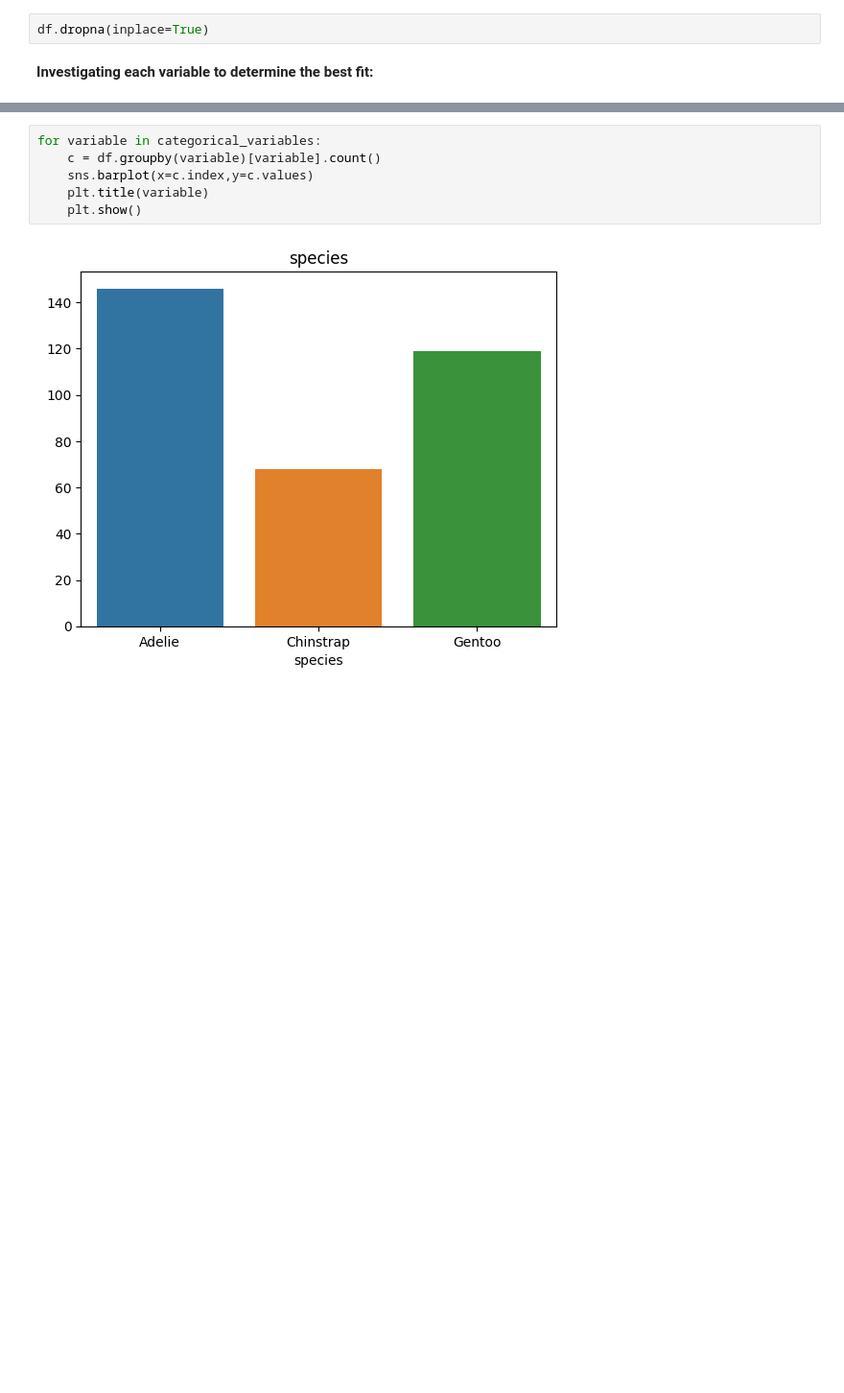
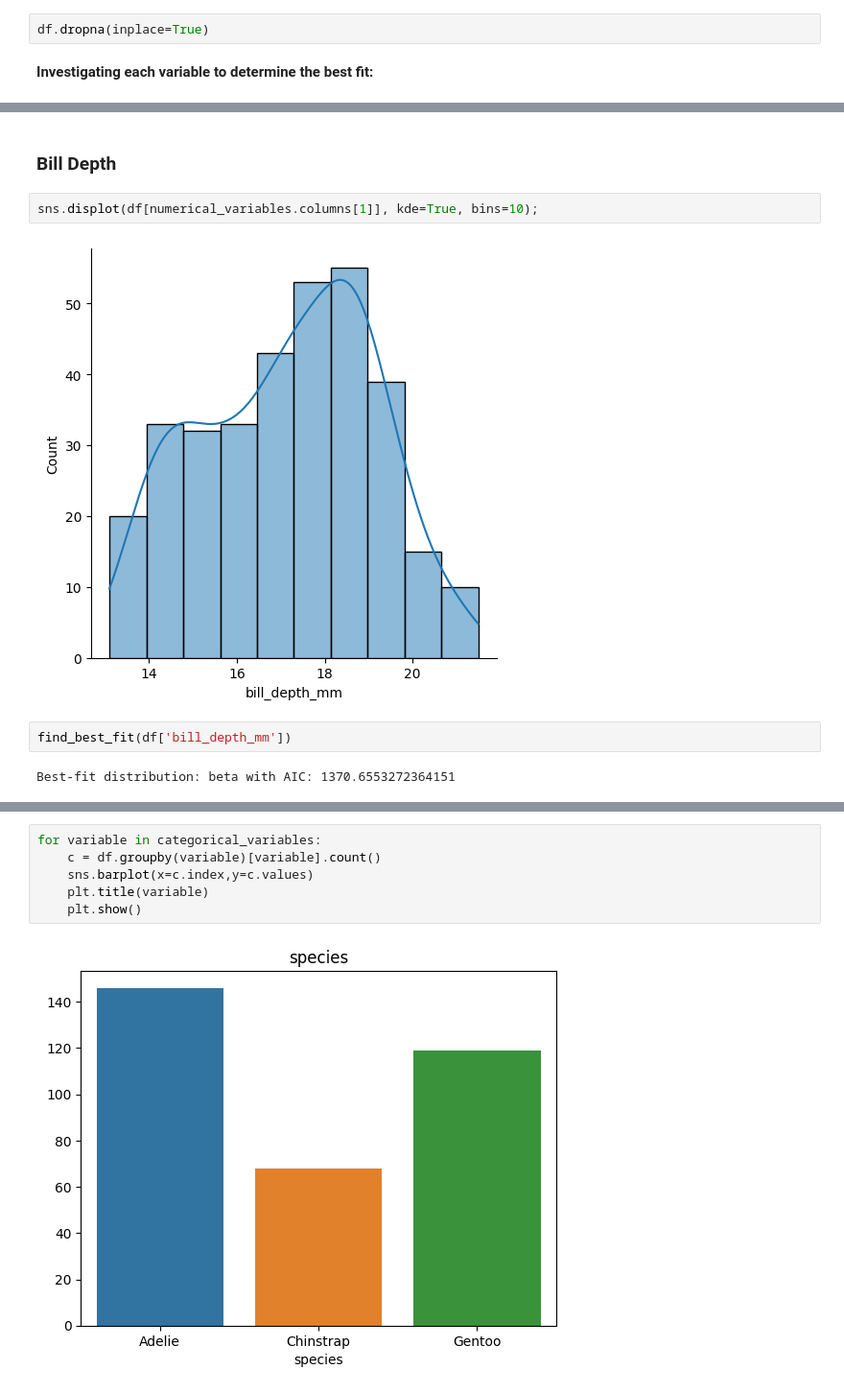
Before and after one commit to damienfarrell/fund-data, a Jupyter notebook: tasks.ipynb, the cells around one changed output, grey strips where cells are left out. Shown: that part at 96% size. Cells and saved outputs as stored; diff of their text form; blank space fills up the shorter version.

```diff
--- a/tasks.ipynb
+++ b/tasks.ipynb
@@ -176,0 +218,10 @@ Right Skewed.
+# %% [markdown]
+### Bill Depth
+# %%
+sns.displot(df[numerical_variables.columns[1]], kde=True, bins=10);
+# %% [output]
+[figure, added]
+# %%
+find_best_fit(df['bill_depth_mm'])
+# %% [output]
+Best-fit distribution: beta with AIC: 1370.6553272364151
```
Also changed, not shown: parts of 37 cells of this notebook.
